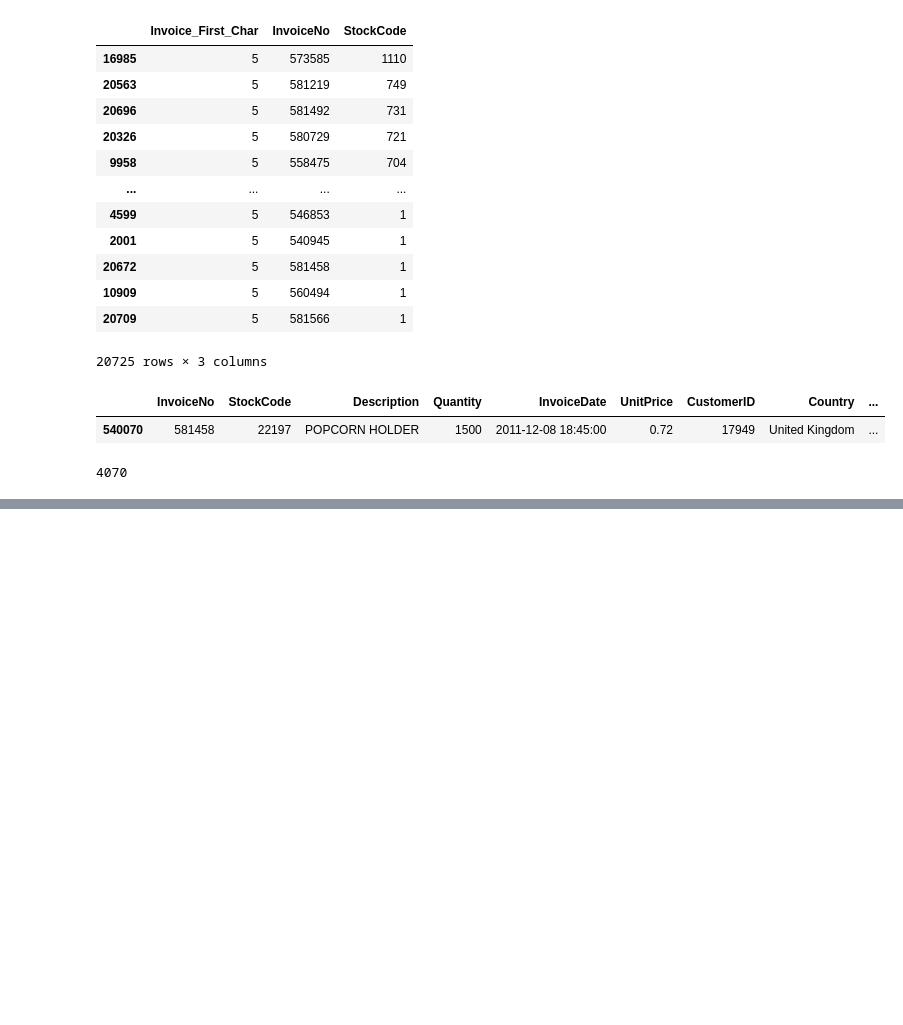
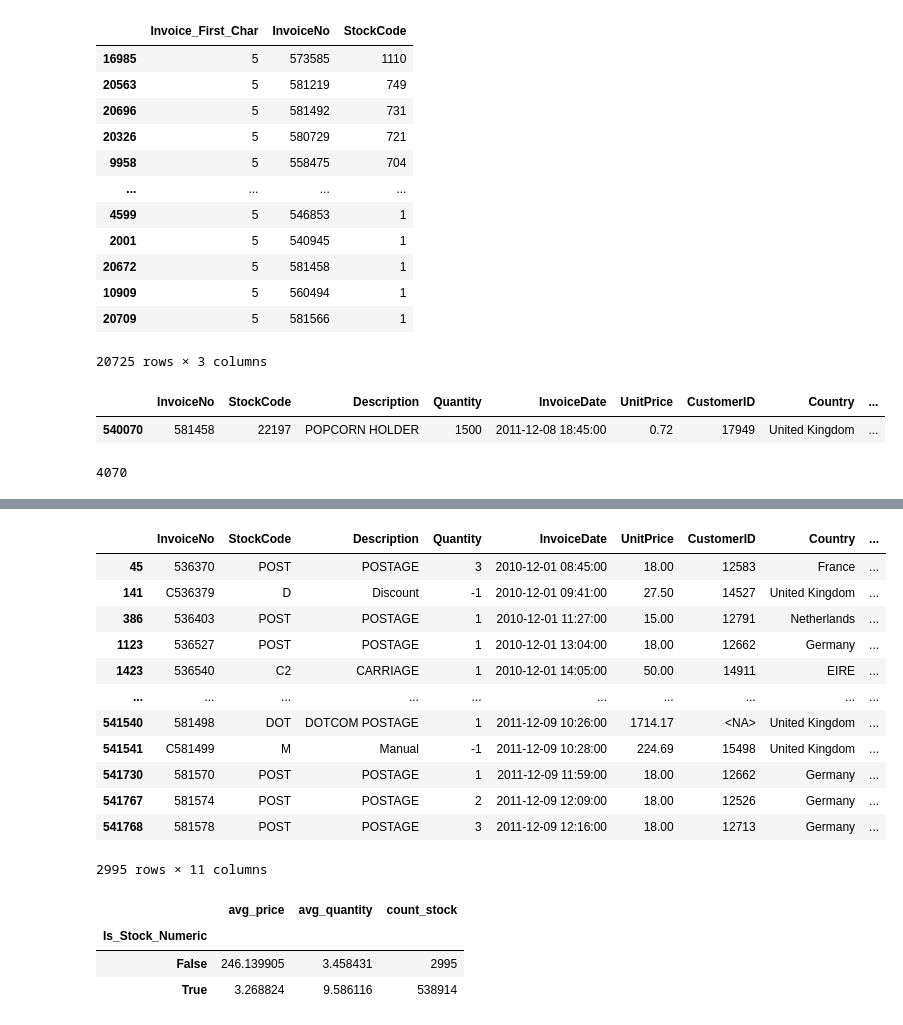
Before and after one commit to paulinaromanczuk/BD_AWDP_S1, a Jupyter notebook: online_retail_EDA.ipynb, the cells around one changed output, grey strips where cells are left out. Cells and saved outputs as stored; diff of their text form; code cells hidden in the pictures; blank space fills up the shorter version.

Commit message:
StockCode analysis

```diff
--- a/online_retail_EDA.ipynb
+++ b/online_retail_EDA.ipynb
@@ -347,2 +348,2 @@ Name: UnitPrice, Length: 4070, dtype: int64
 # %%
-df.query('StockCode == 10002')
+df['First_Stock_Sign'] = df['StockCode'].astype(str).str[0]
@@ -362,0 +373,28 @@ df.query('StockCode == 10002')
+# %%
+df['Is_Stock_Numeric'] = df['First_Stock_Sign'].str.isnumeric()
+df.query('Is_Stock_Numeric == False')
+# %% [output]
+|  | InvoiceNo | StockCode | Description | Quantity | InvoiceDate | UnitPrice | CustomerID | Country | ... |
+| 45 | 536370 | POST | POSTAGE | 3 | 2010-12-01 08:45:00 | 18.00 | 12583 | France | ... |
+| 141 | C536379 | D | Discount | -1 | 2010-12-01 09:41:00 | 27.50 | 14527 | United Kingdom | ... |
+| 386 | 536403 | POST | POSTAGE | 1 | 2010-12-01 11:27:00 | 15.00 | 12791 | Netherlands | ... |
+| 1123 | 536527 | POST | POSTAGE | 1 | 2010-12-01 13:04:00 | 18.00 | 12662 | Germany | ... |
+| 1423 | 536540 | C2 | CARRIAGE | 1 | 2010-12-01 14:05:00 | 50.00 | 14911 | EIRE | ... |
+| ... | ... | ... | ... | ... | ... | ... | ... | ... | ... |
+| 541540 | 581498 | DOT | DOTCOM POSTAGE | 1 | 2011-12-09 10:26:00 | 1714.17 | <NA> | United Kingdom | ... |
+| 541541 | C581499 | M | Manual | -1 | 2011-12-09 10:28:00 | 224.69 | 15498 | United Kingdom | ... |
+| 541730 | 581570 | POST | POSTAGE | 1 | 2011-12-09 11:59:00 | 18.00 | 12662 | Germany | ... |
+| 541767 | 581574 | POST | POSTAGE | 2 | 2011-12-09 12:09:00 | 18.00 | 12526 | Germany | ... |
+| 541768 | 581578 | POST | POSTAGE | 3 | 2011-12-09 12:16:00 | 18.00 | 12713 | Germany | ... |
+2995 rows × 11 columns
+# %%
+df.groupby('Is_Stock_Numeric').agg(
+    avg_price = ('UnitPrice', 'mean'),
+    avg_quantity = ('Quantity', 'mean'),
+    count_stock = ('StockCode', 'count')
+)
+# %% [output]
+|  | avg_price | avg_quantity | count_stock |
+| Is_Stock_Numeric |  |  |  |
+| False | 246.139905 | 3.458431 | 2995 |
+| True | 3.268824 | 9.586116 | 538914 |
```
Also changed, not shown: parts of 8 cells of this notebook.
